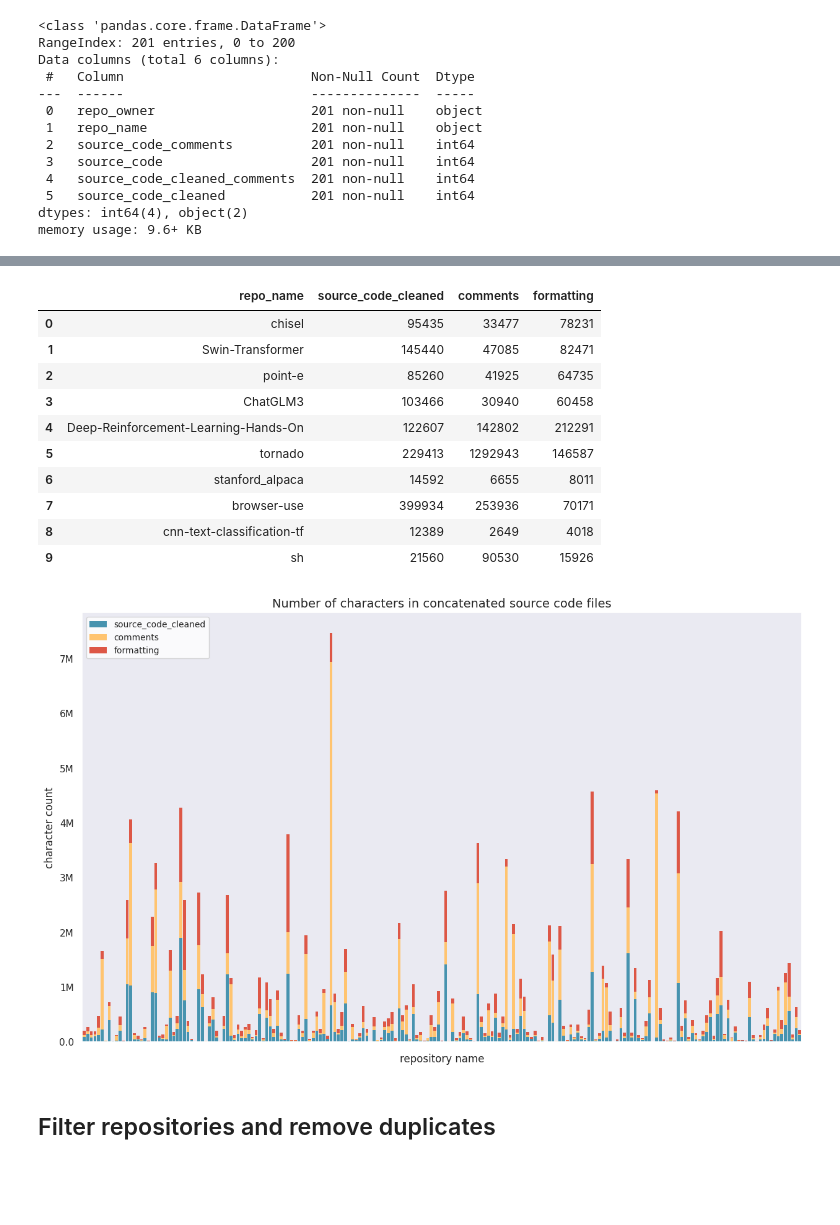
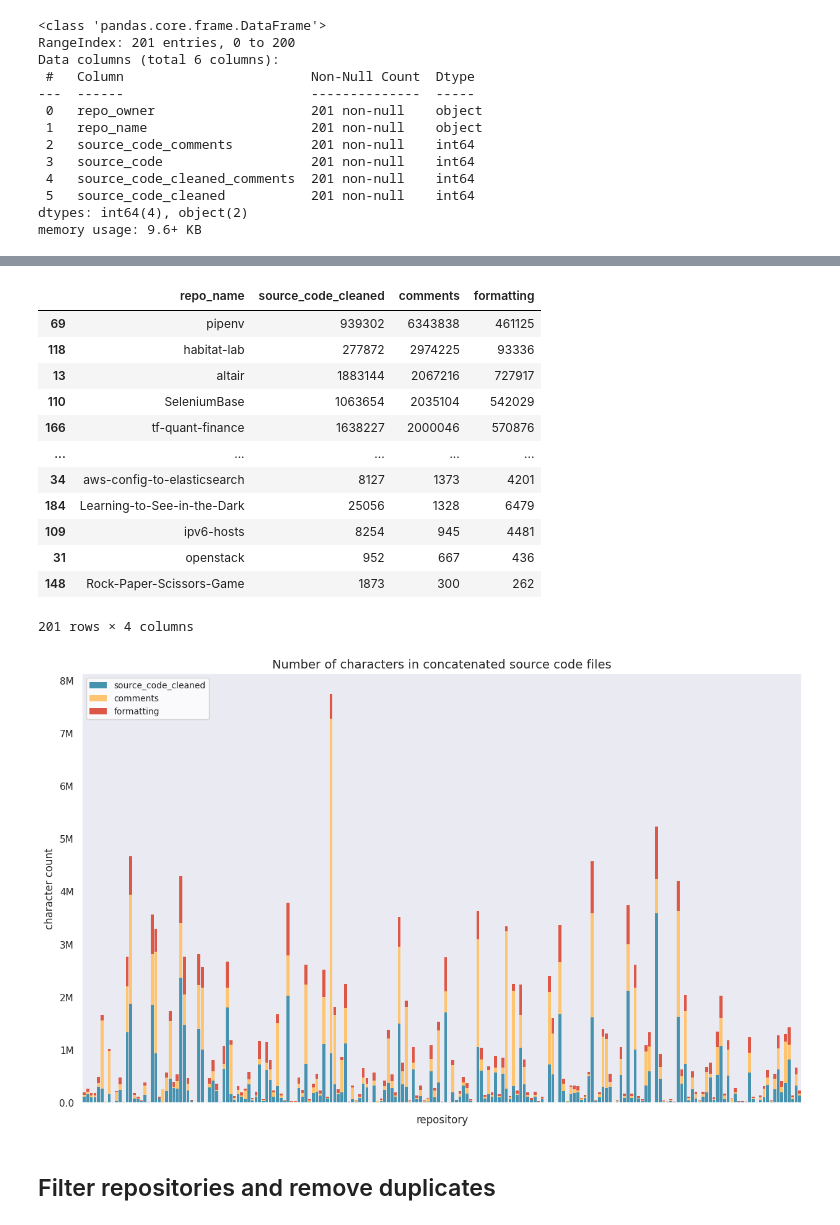
Before and after one commit to df1000/ma_automated_documentation, a Jupyter notebook: preprocessing/05_counts.ipynb, the cells around one changed output, grey strips where cells are left out. Saved outputs shown, nothing was run; the diff lists cells and outputs as text; code cells hidden in the pictures; blank space fills up the shorter version.

Commit message:
add new comments and explainations to data cleaning and check its functionality

```diff
--- a/preprocessing/05_counts.ipynb
+++ b/preprocessing/05_counts.ipynb
@@ -96,47 +96,49 @@ df.sort_values('source_code_comments').head(20)
 # %%
 df_2 = df[['repo_name', 'source_code_cleaned', 'comments', 'formatting']]
 # %%
-df_2.head(10)
+df_2.sort_values('comments',ascending=False)
 # %% [output]
 |  | repo_name | source_code_cleaned | comments | formatting |
-| 0 | chisel | 95435 | 33477 | 78231 |
-| 1 | Swin-Transformer | 145440 | 47085 | 82471 |
-| 2 | point-e | 85260 | 41925 | 64735 |
-| 3 | ChatGLM3 | 103466 | 30940 | 60458 |
-| 4 | Deep-Reinforcement-Learning-Hands-On | 122607 | 142802 | 212291 |
-| 5 | tornado | 229413 | 1292943 | 146587 |
-| 6 | stanford_alpaca | 14592 | 6655 | 8011 |
-| 7 | browser-use | 399934 | 253936 | 70171 |
-| 8 | cnn-text-classification-tf | 12389 | 2649 | 4018 |
-| 9 | sh | 21560 | 90530 | 15926 |
+| 69 | pipenv | 939302 | 6343838 | 461125 |
+| 118 | habitat-lab | 277872 | 2974225 | 93336 |
+| 13 | altair | 1883144 | 2067216 | 727917 |
+| 110 | SeleniumBase | 1063654 | 2035104 | 542029 |
+| 166 | tf-quant-finance | 1638227 | 2000046 | 570876 |
+| ... | ... | ... | ... | ... |
+| 34 | aws-config-to-elasticsearch | 8127 | 1373 | 4201 |
+| 184 | Learning-to-See-in-the-Dark | 25056 | 1328 | 6479 |
+| 109 | ipv6-hosts | 8254 | 945 | 4481 |
+| 31 | openstack | 952 | 667 | 436 |
+| 148 | Rock-Paper-Scissors-Game | 1873 | 300 | 262 |
+201 rows × 4 columns
 # %%
 colors = ['#4793AF', '#FFC470', '#DD5746']
 
 def format_yaxis(value, _): # (generated with Microsoft Copilot)
     if value >= 1_000_000:
         return f'{int(value / 1_000_000)}M'  # f'{value / 1_000_000:.1f}M' --> if i want a decimal number
     elif value >= 1_000:
         return f'{int(value / 1_000)}k'  # f'{value / 1_000:.1f}k' --> if i want a decimal number
     return str(value)
 
 
 with sns.axes_style('white'):
     sns.set_theme(style='dark')
     fig, ax = plt.subplots(figsize=(15, 9))
     df_2.set_index('repo_name').plot(kind='bar', stacked=True, ax=ax, width=0.8, edgecolor='none', color=colors) #edgecolor='none'
 
     ax.set_title('Number of characters in concatenated source code files', fontdict={'fontsize': 14})
-    ax.set_xlabel('repository name')
+    ax.set_xlabel('repository')
     ax.set_ylabel('character count')
     ax.yaxis.set_major_formatter(FuncFormatter(format_yaxis))
     ax.set_xticklabels([])
     plt.legend(loc=2, fontsize=10, facecolor='white')
     plt.grid(visible=False)
     plt.show()
 
     sns.reset_defaults()
 # %% [output]
-[figure, old version]
+[figure, new version]
 # %% [markdown]
 ## Filter repositories and remove duplicates
 # %%
```
Also changed, not shown: parts of 6 cells of this notebook, 9 other files.
